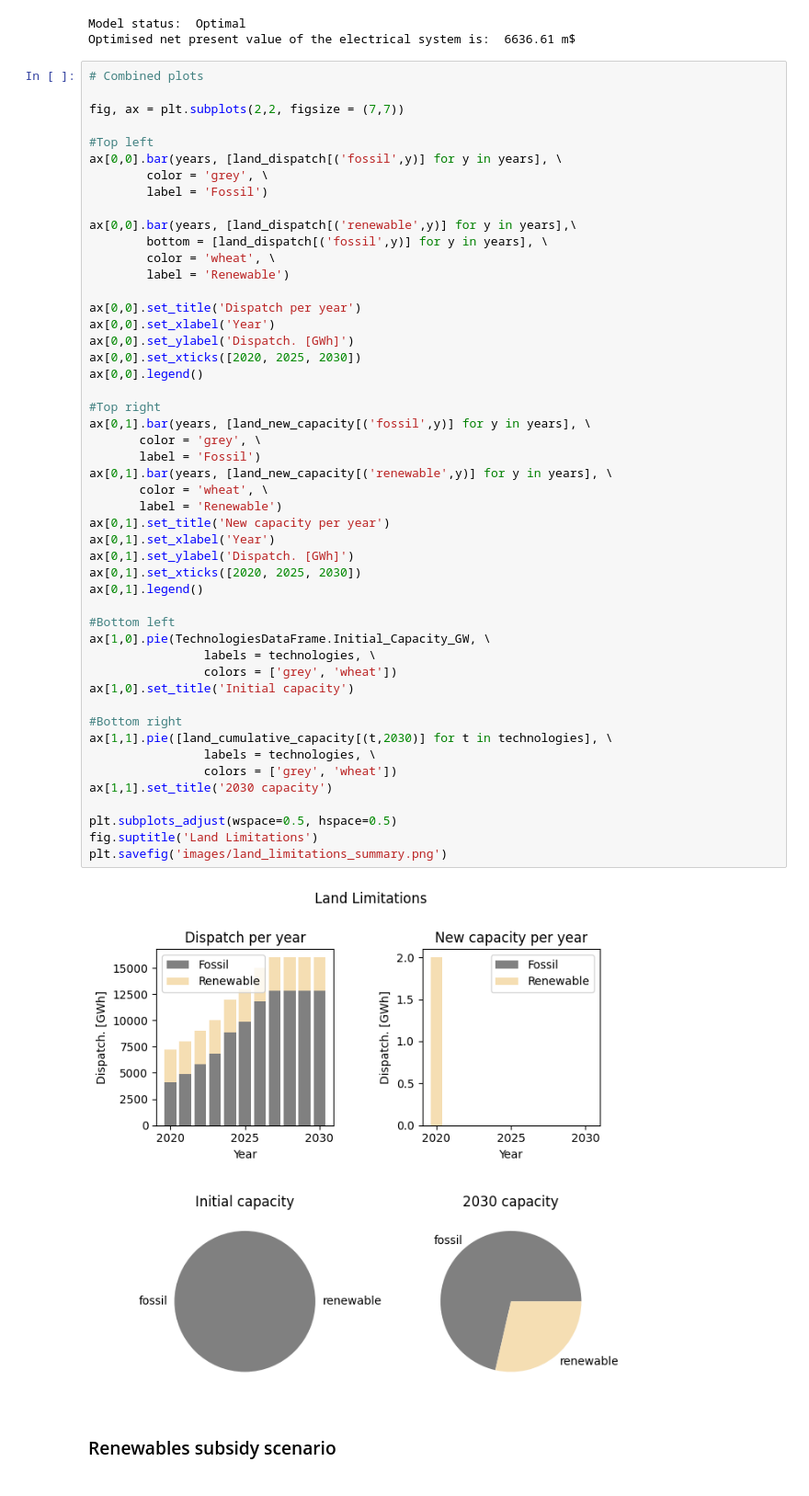
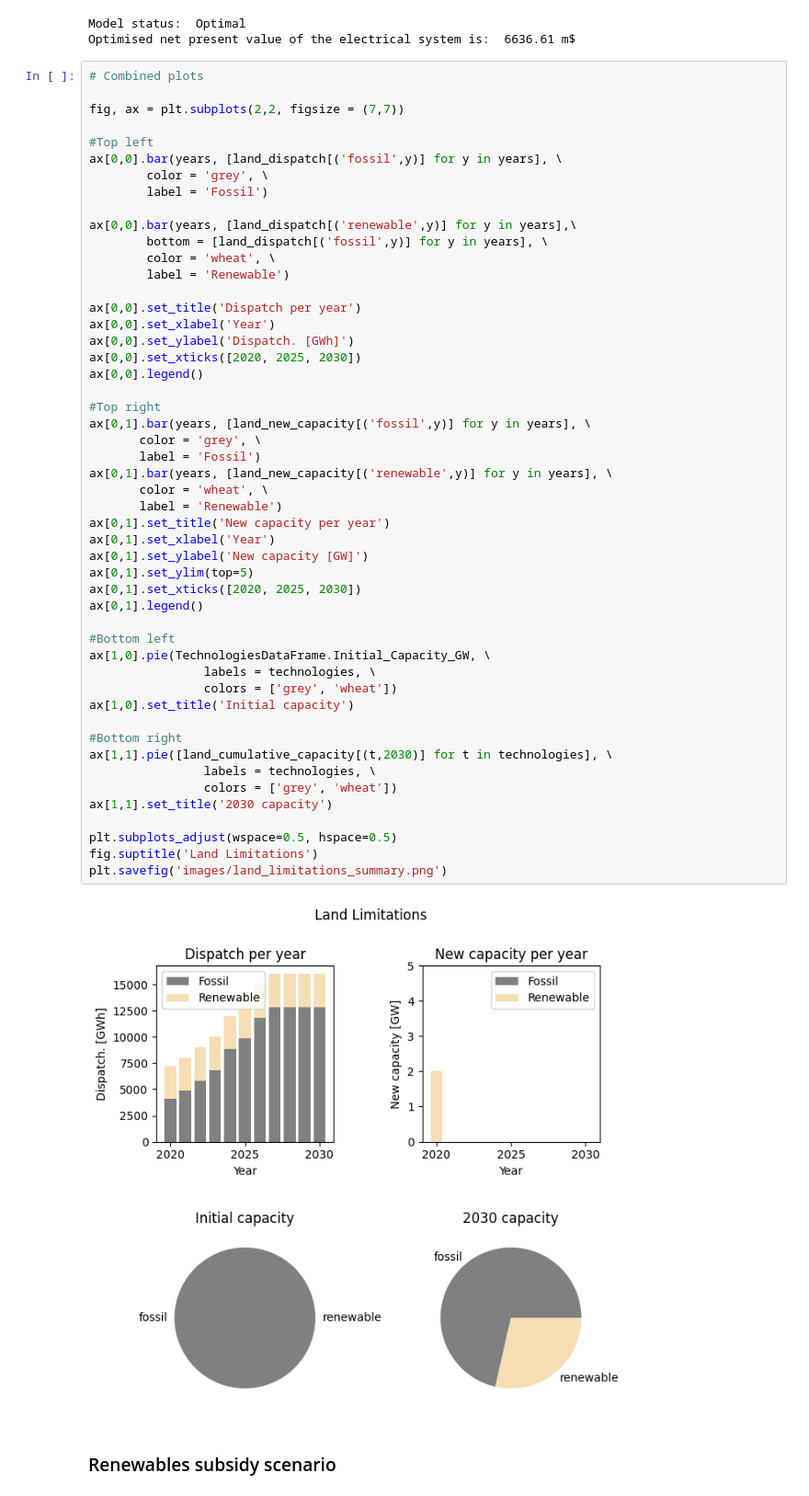
Before and after one commit to RozaliaBuzova/single-region-energy-system-optimisation, a Jupyter notebook: Single_Region_Energy_Model_Local.ipynb, the cells around one changed output. Shown at 92% size. Drawn from its saved outputs; the diff is of its cells as text.

Commit message:
Updating graphics axis

```diff
--- a/Single_Region_Energy_Model_Local.ipynb
+++ b/Single_Region_Energy_Model_Local.ipynb
@@ -520,35 +522,36 @@ ax[0,0].set_xticks([2020, 2025, 2030])
 ax[0,0].legend()
 
 #Top right
 ax[0,1].bar(years, [land_new_capacity[('fossil',y)] for y in years], \
        color = 'grey', \
        label = 'Fossil')
 ax[0,1].bar(years, [land_new_capacity[('renewable',y)] for y in years], \
        color = 'wheat', \
        label = 'Renewable')
 ax[0,1].set_title('New capacity per year')
 ax[0,1].set_xlabel('Year')
-ax[0,1].set_ylabel('Dispatch. [GWh]')
+ax[0,1].set_ylabel('New capacity [GW]')
+ax[0,1].set_ylim(top=5)
 ax[0,1].set_xticks([2020, 2025, 2030])
 ax[0,1].legend()
 
 #Bottom left
 ax[1,0].pie(TechnologiesDataFrame.Initial_Capacity_GW, \
                 labels = technologies, \
                 colors = ['grey', 'wheat'])
 ax[1,0].set_title('Initial capacity')
 
 #Bottom right
 ax[1,1].pie([land_cumulative_capacity[(t,2030)] for t in technologies], \
                 labels = technologies, \
                 colors = ['grey', 'wheat'])
 ax[1,1].set_title('2030 capacity')
 
 plt.subplots_adjust(wspace=0.5, hspace=0.5)
 fig.suptitle('Land Limitations')
 plt.savefig('images/land_limitations_summary.png')
 # %% [output]
-[figure, old version]
+[figure, new version]
 # %% [markdown]
 ### Renewables subsidy scenario
 # %%
```
Also changed, not shown: parts of 3 cells of this notebook, 4 other files.
